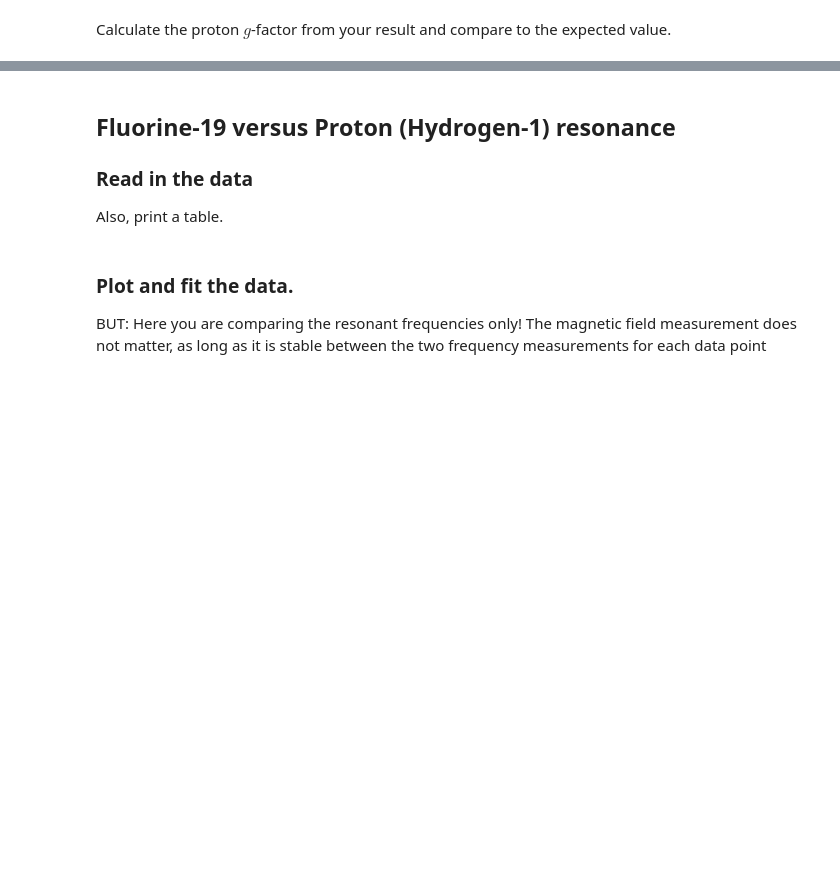
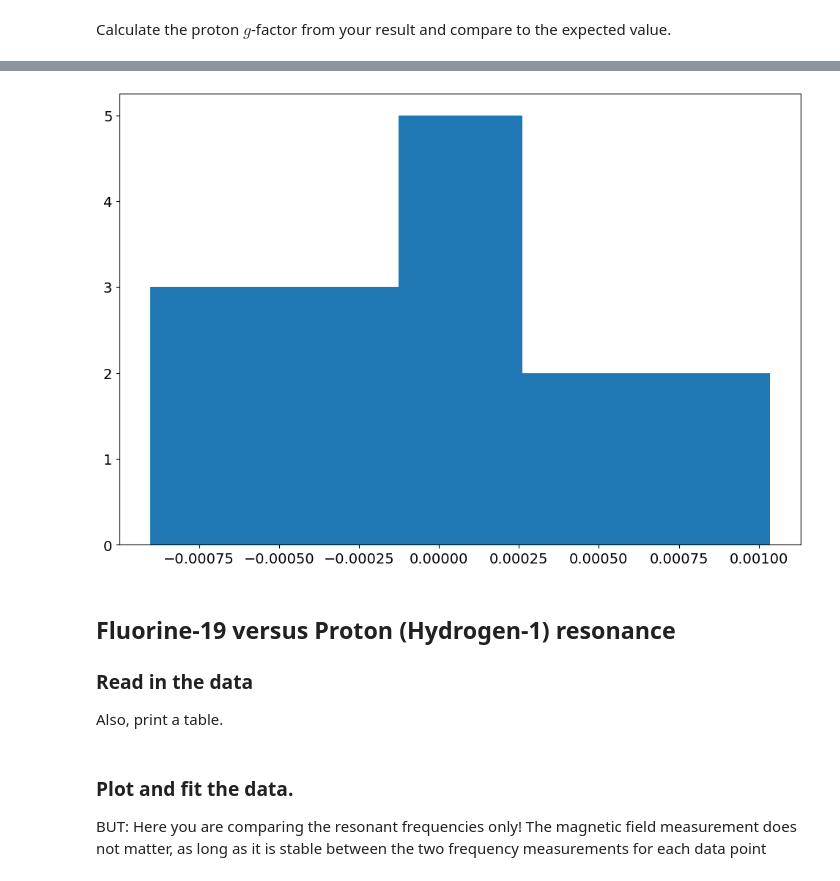
Before and after one commit to mbrosenuw/continuous-NMR, a Jupyter notebook: Continuous NMR Analysis (Template).ipynb, the cells around one changed output, grey strips where cells are left out. Saved outputs shown, nothing was run; the diff lists cells and outputs as text; code cells hidden in the pictures; blank space fills up the shorter version.

```diff
--- a/Continuous NMR Analysis (Template).ipynb
+++ b/Continuous NMR Analysis (Template).ipynb
@@ -193,0 +246,3 @@ Calculate the proton $g$-factor from your result and compare to the expected val
+# %%
+df = pd.read_csv('Exercise 2.csv')
+df
@@ -194,3 +266,12 @@ Calculate the proton $g$-factor from your result and compare to the expected val
+# %%
+#making a histogram
+plt.figure()
+B = df['Freq'].values/expected_gamma
+Bz = (B-np.mean(B))/np.mean(B)
+plt.hist(Bz, bins=5)
+plt.show()
+# %% [output]
+[figure, added]
 # %% [markdown]
 ## Fluorine-19 versus Proton (Hydrogen-1) resonance
 
```
Also changed, not shown: parts of 11 cells of this notebook, 5 other files.
